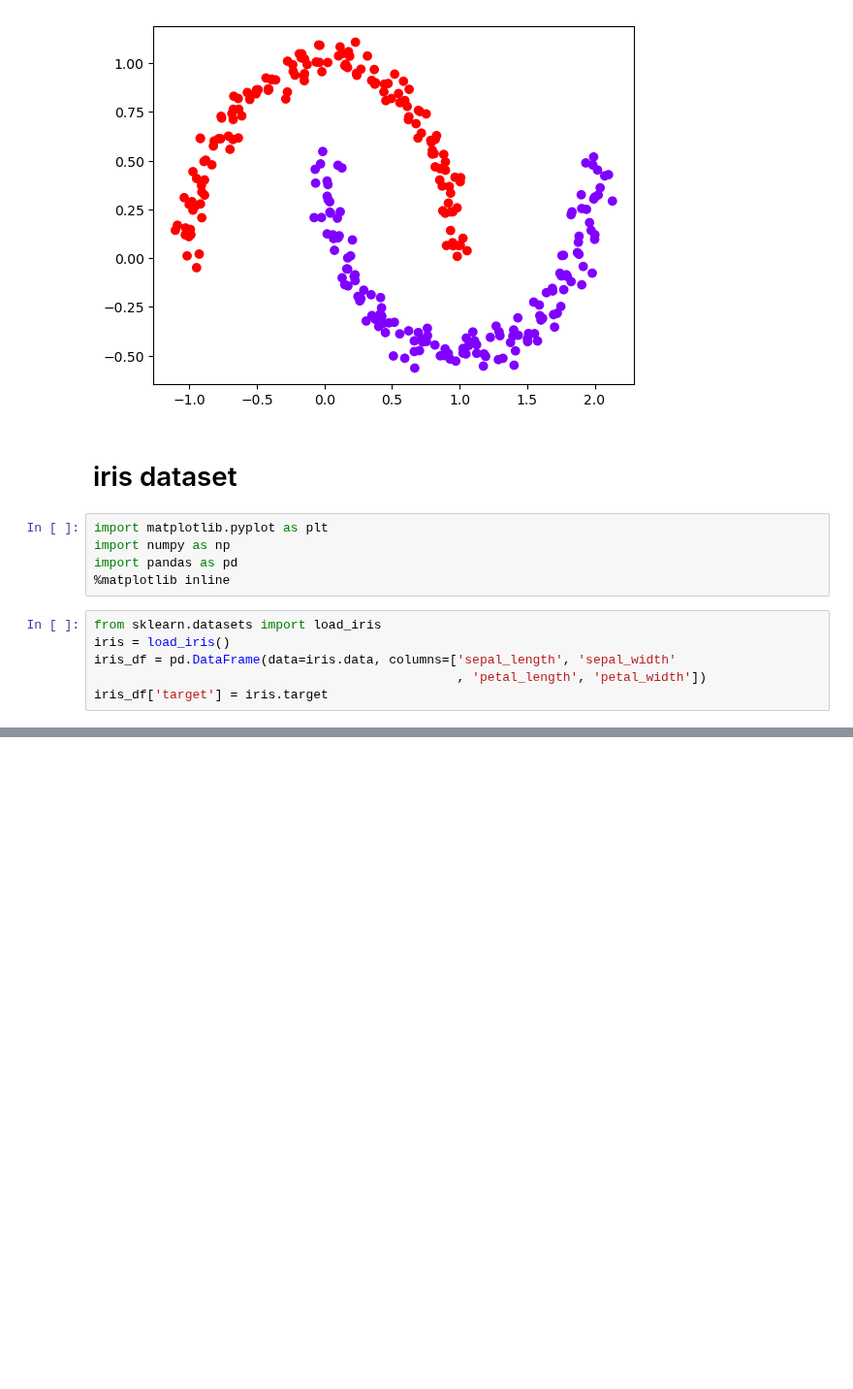
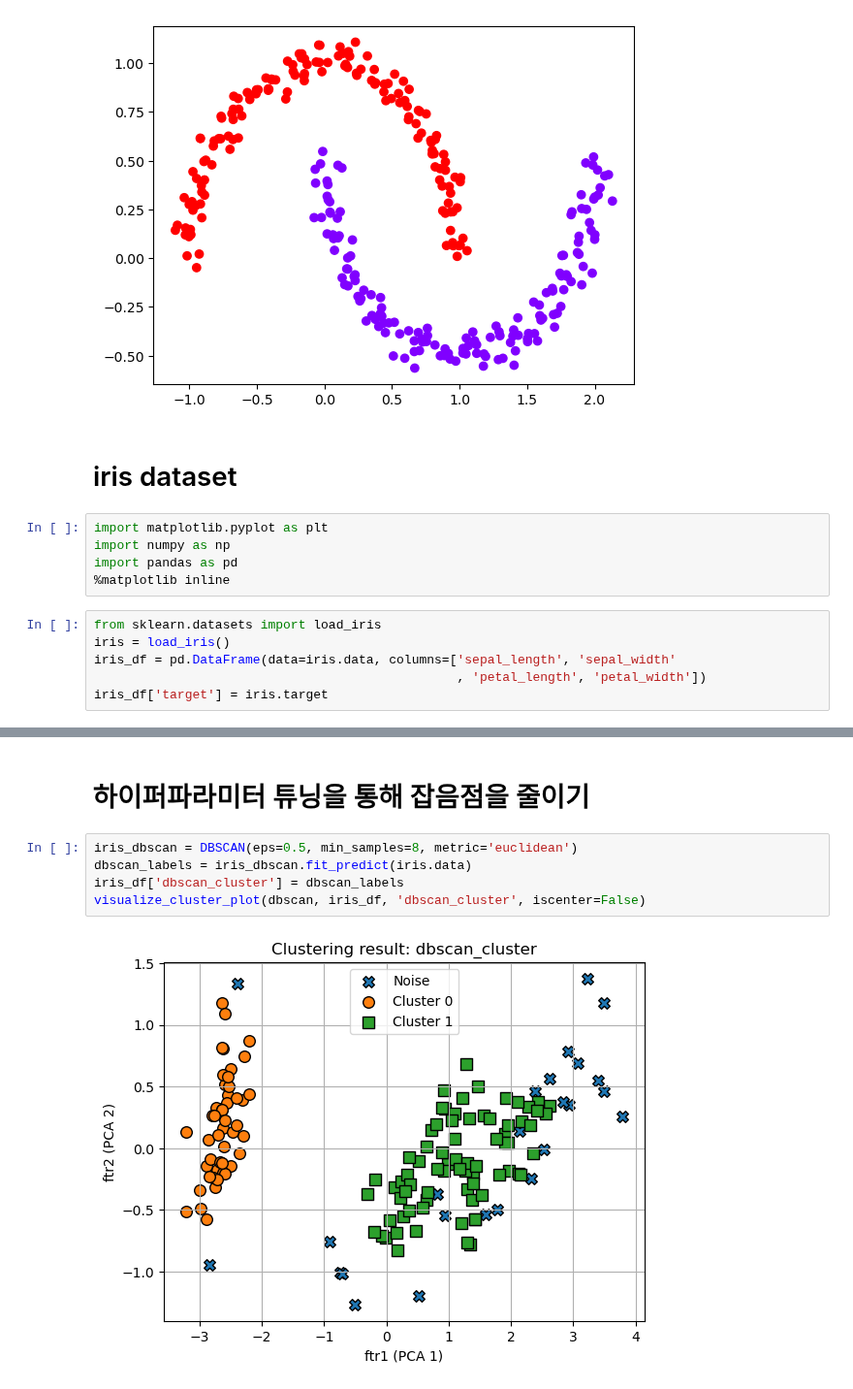
Before and after one commit to yleessam/hipython_rep, a Jupyter notebook: 42_dbscan.ipynb, the cells around one changed output, grey strips where cells are left out. Shown at 97% size. Saved outputs shown, nothing was run; the diff lists cells and outputs as text; blank space fills up the shorter version.

```diff
--- a/42_dbscan.ipynb
+++ b/42_dbscan.ipynb
@@ -58,0 +133,9 @@ iris_df['target'] = iris.target
+# %% [markdown]
+# 하이퍼파라미터 튜닝을 통해 잡음점을 줄이기
+# %%
+iris_dbscan = DBSCAN(eps=0.5, min_samples=8, metric='euclidean')
+dbscan_labels = iris_dbscan.fit_predict(iris.data)
+iris_df['dbscan_cluster'] = dbscan_labels
+visualize_cluster_plot(dbscan, iris_df, 'dbscan_cluster', iscenter=False)
+# %% [output]
+[figure, added]
```
Also changed, not shown: parts of 6 cells of this notebook.
